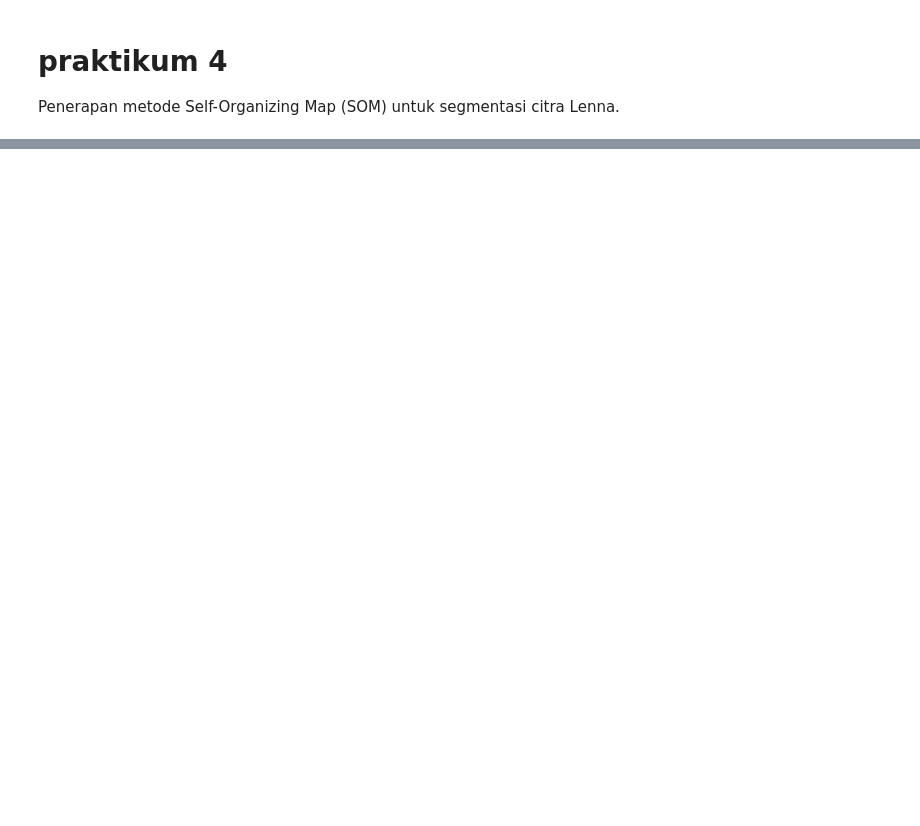
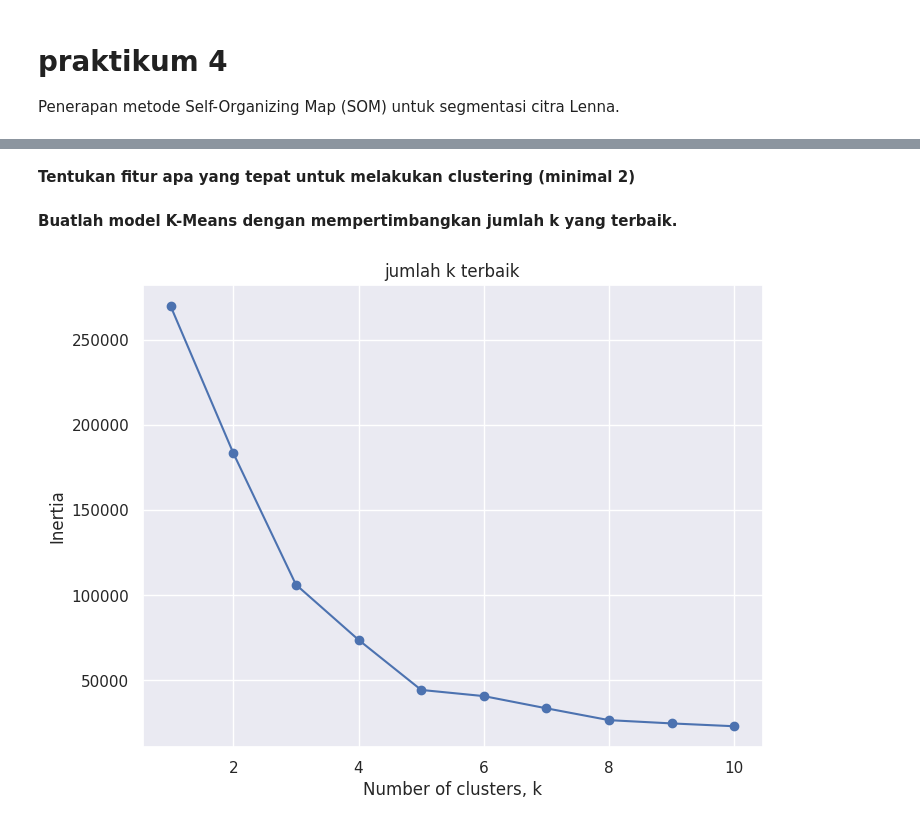
Before and after one commit to ikhwandio4/Machine_Learning_sem5, a Jupyter notebook: week7ml.ipynb, the cells around one changed output, grey strips where cells are left out. Saved outputs shown, nothing was run; the diff lists cells and outputs as text; code cells hidden in the pictures; blank space fills up the shorter version.

```diff
--- a/week7ml.ipynb
+++ b/week7ml.ipynb
@@ -377,0 +461,9 @@ plt.show()
+# %%
+import pandas as pd
+import numpy as np
+import matplotlib.pyplot as plt
+from sklearn.cluster import KMeans
+
+df = pd.read_csv('/content/drive/MyDrive/Machine Learning/js7/Mall_Customers.csv')
+
+df.head()
@@ -377,0 +477,24 @@ plt.show()
+# %% [markdown]
+**Tentukan fitur apa yang tepat untuk melakukan clustering (minimal 2)**
+# %%
+# 2 fitur
+X = df[['Annual Income (k$)', 'Spending Score (1-100)']]
+# %% [markdown]
+**Buatlah model K-Means dengan mempertimbangkan jumlah k yang terbaik.**
+# %%
+# nilai k terbaik menggunakan elbow
+inertia = []
+K_range = range(1, 11)
+for k in K_range:
+    kmeans = KMeans(n_clusters=k, random_state=42)
+    kmeans.fit(X)
+    inertia.append(kmeans.inertia_)
+# %%
+plt.figure(figsize=(8, 6))
+plt.plot(K_range, inertia, 'bo-')
+plt.xlabel('Number of clusters, k')
+plt.ylabel('Inertia')
+plt.title('jumlah k terbaik')
+plt.show()
+# %% [output]
+[figure, added]
```
Also changed, not shown: parts of 38 cells of this notebook.
